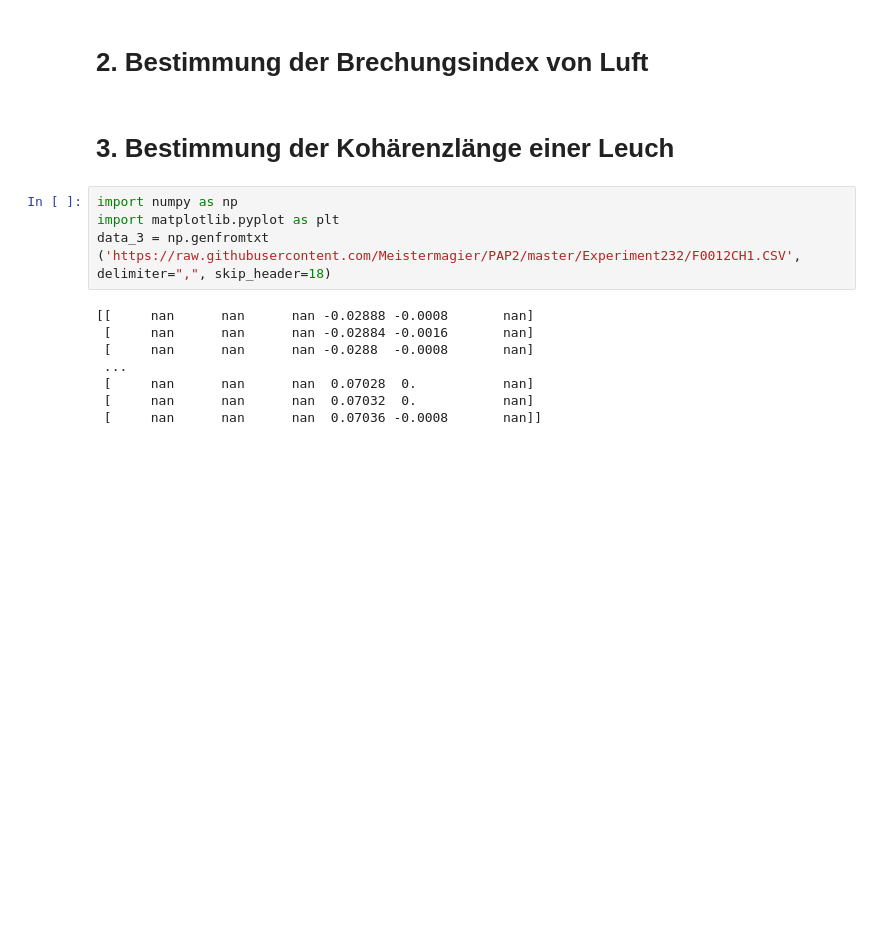
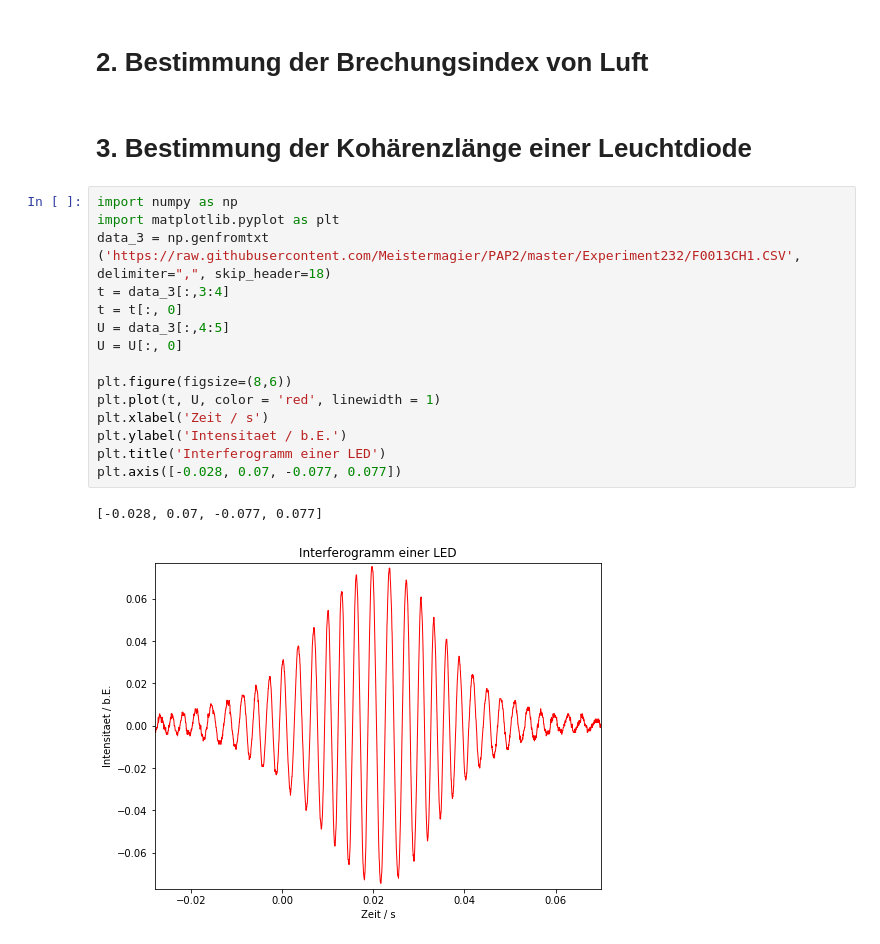
Before and after one commit to Meistermagier/PAP2, a Jupyter notebook: Experiment_232.ipynb, the cells around one changed output. Saved outputs shown, nothing was run; the diff lists cells and outputs as text; blank space fills up the shorter version.

```diff
--- a/Experiment_232.ipynb
+++ b/Experiment_232.ipynb
@@ -30,16 +30,22 @@ std_wave = np.std(wavelength)
 # %% [markdown]
 # 2. Bestimmung der Brechungsindex von Luft
 # %% [markdown]
-# 3. Bestimmung der Kohärenzlänge einer Leuch
+# 3. Bestimmung der Kohärenzlänge einer Leuchtdiode
 # %%
 import numpy as np
 import matplotlib.pyplot as plt
-data_3 = np.genfromtxt ('https://raw.githubusercontent.com/Meistermagier/PAP2/master/Experiment232/F0012CH1.CSV', delimiter=",", skip_header=18)
+data_3 = np.genfromtxt ('https://raw.githubusercontent.com/Meistermagier/PAP2/master/Experiment232/F0013CH1.CSV', delimiter=",", skip_header=18)
+t = data_3[:,3:4]
+t = t[:, 0]
+U = data_3[:,4:5]
+U = U[:, 0]
+
+plt.figure(figsize=(8,6))
+plt.plot(t, U, color = 'red', linewidth = 1)
+plt.xlabel('Zeit / s')
+plt.ylabel('Intensitaet / b.E.')
+plt.title('Interferogramm einer LED')
+plt.axis([-0.028, 0.07, -0.077, 0.077])
 # %% [output]
-[[     nan      nan      nan -0.02888 -0.0008       nan]
- [     nan      nan      nan -0.02884 -0.0016       nan]
- [     nan      nan      nan -0.0288  -0.0008       nan]
- ...
- [     nan      nan      nan  0.07028  0.           nan]
- [     nan      nan      nan  0.07032  0.           nan]
- [     nan      nan      nan  0.07036 -0.0008       nan]]
+[-0.028, 0.07, -0.077, 0.077]
+[figure, added]
```
Also changed, not shown: parts of 2 cells of this notebook.
